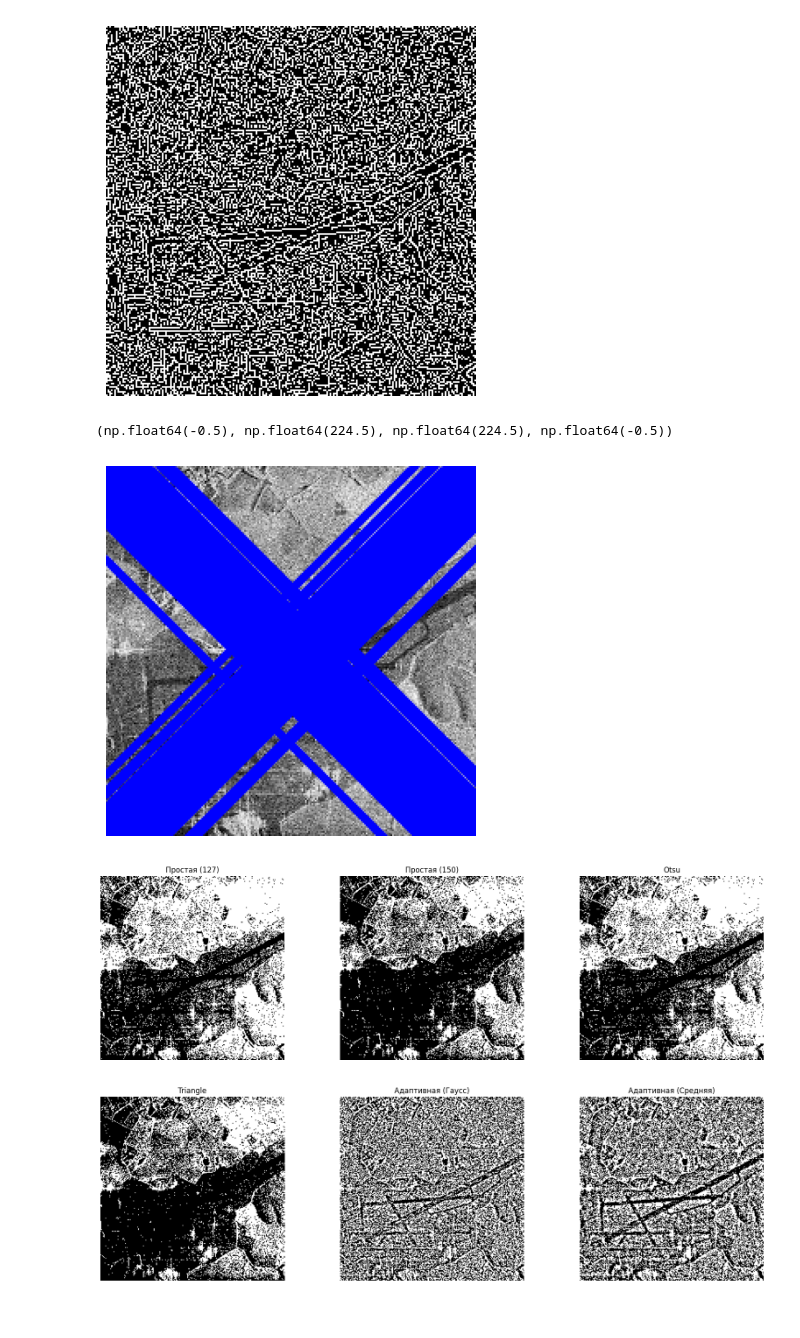
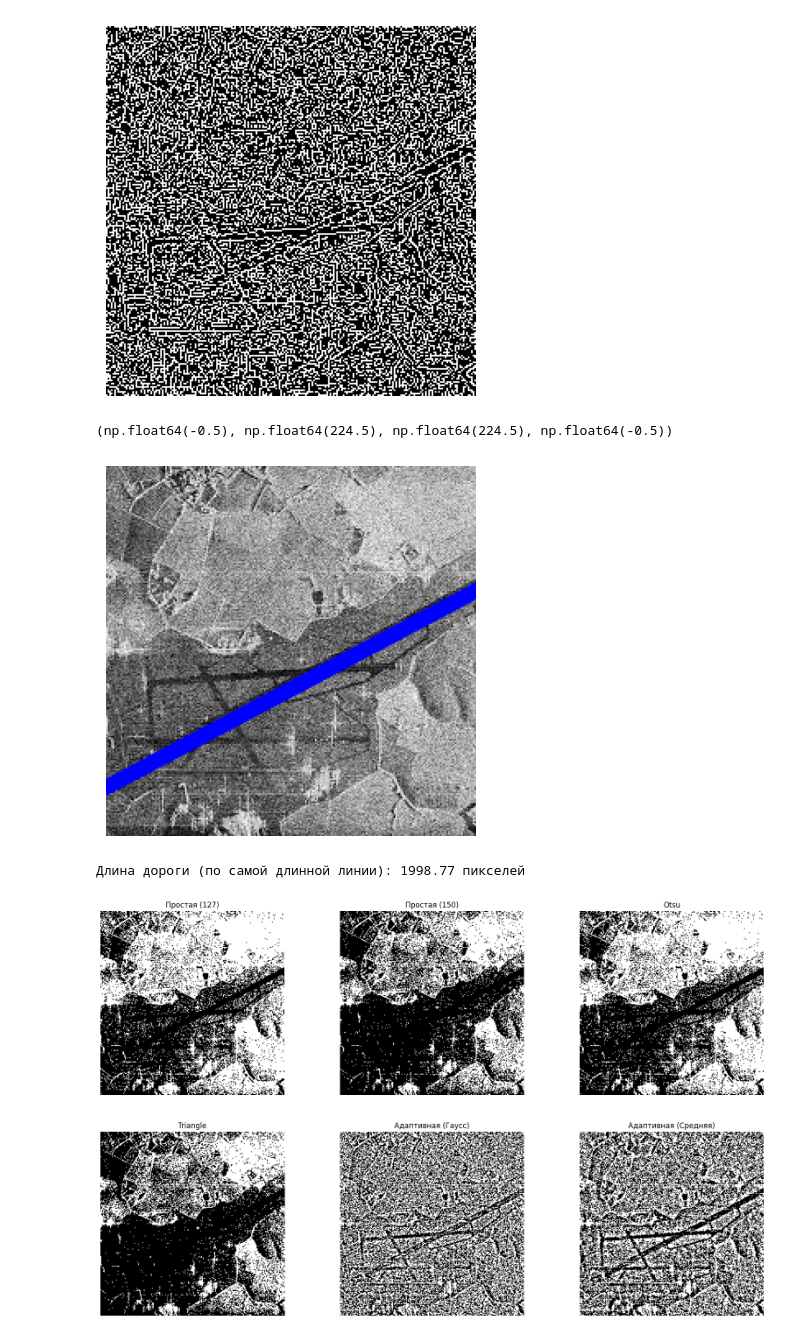
Before and after one commit to Zra1l/Izobrajenia-labs, a Jupyter notebook: DZ3.ipynb, the cells around one changed output. Drawn from its saved outputs; the diff is of its cells as text; code cells hidden in the pictures.

```diff
--- a/DZ3.ipynb
+++ b/DZ3.ipynb
@@ -49,9 +51,14 @@ if lines is not None:
 # %%
-plt.imshow(image_all_lines)# не хочет оно на этом рисовать
+plt.imshow(image)# не хочет оно на этом рисовать
 plt.axis('off')
 # %% [output]
 (np.float64(-0.5), np.float64(224.5), np.float64(224.5), np.float64(-0.5))
-[figure, old version]
+[figure, new version]
+# %%
+if longest_line is not None:
+    print(f"Длина дороги (по самой длинной линии): {max_length:.2f} пикселей")
+# %% [output]
+Длина дороги (по самой длинной линии): 1998.77 пикселей
 # %%
 methods = {
     'Простая (127)': cv2.threshold(image_gray, 127, 255, cv2.THRESH_BINARY),
```
Also changed, not shown: parts of 10 cells of this notebook.
